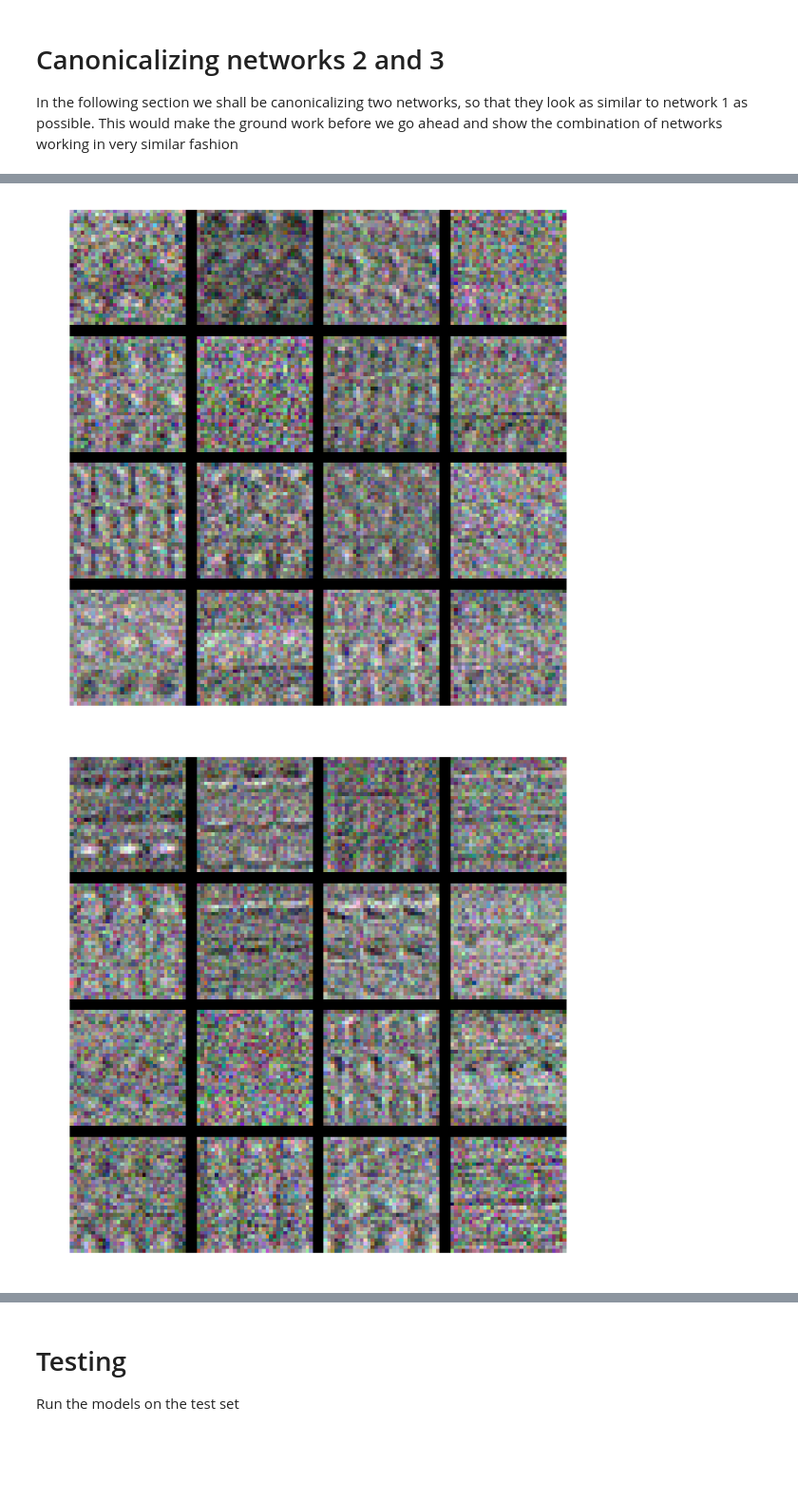
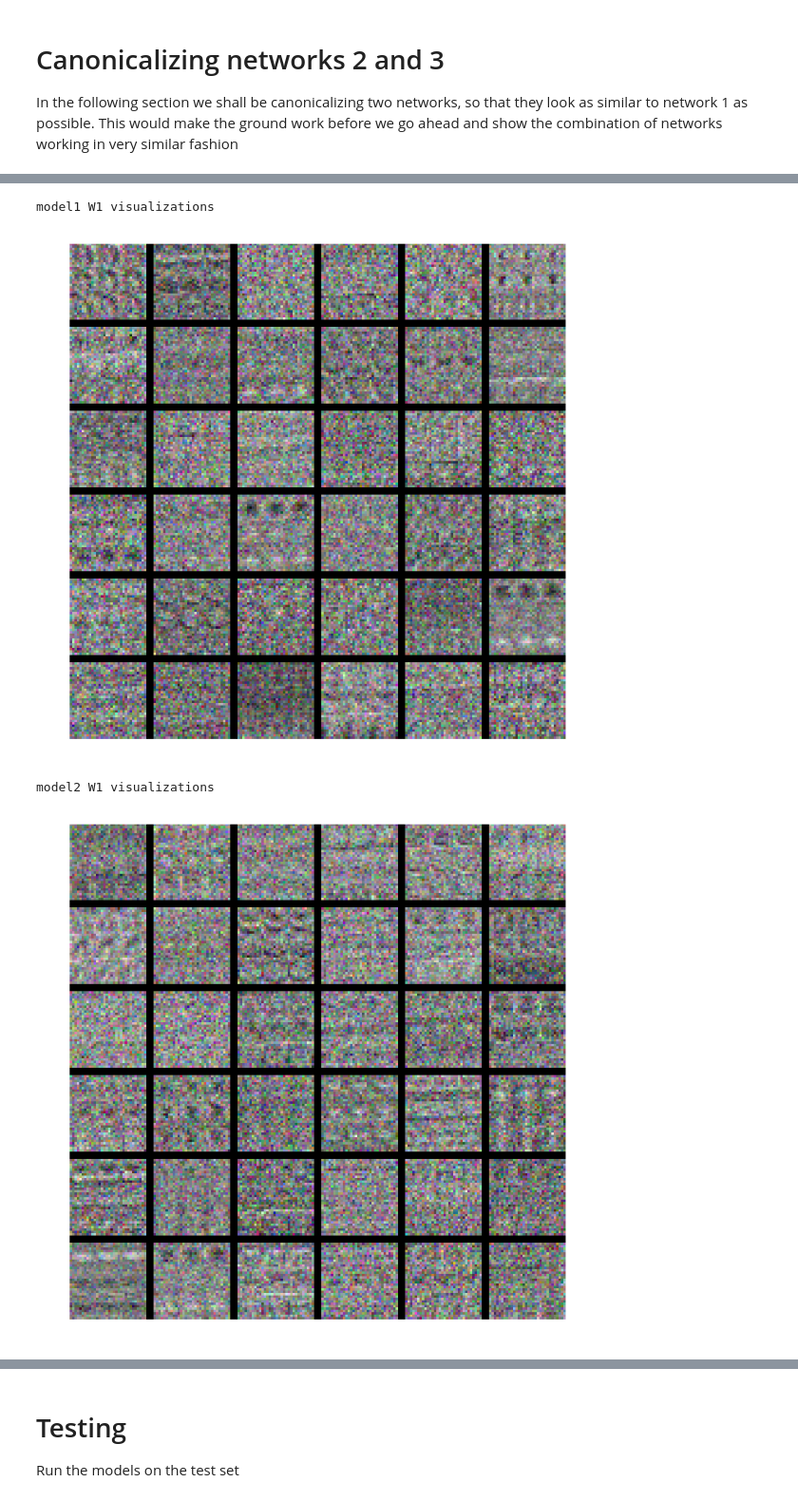
Before and after one commit to LousyLory/Canonical_Nets, a Jupyter notebook: canonical_Nets.ipynb, the cells around one changed output, grey strips where cells are left out. Shown at 95% size. Saved outputs shown, nothing was run; the diff lists cells and outputs as text; code cells hidden in the pictures; blank space fills up the shorter version.

```diff
--- a/canonical_Nets.ipynb
+++ b/canonical_Nets.ipynb
@@ -109,13 +109,13 @@ best_model1 = None
 # best_model variable.                                                         #
 ################################################################################
 # here I use the same parameters I got before, seems like they perform moderately fine
-model1 = FullyConnectedNet([100, 100], weight_scale=0.0025, use_batchnorm = True)
+model1 = FullyConnectedNet([100, 100], weight_scale=0.0025, use_batchnorm = False, reg=0.01)
 solver1 = Solver(model1, data1,
-                        print_every=data1['X_train'].shape[0], num_epochs=10, batch_size=25,
+                        print_every=data1['X_train'].shape[0], num_epochs=100, batch_size=100,
                         update_rule='sgd',
                         optim_config={
-                          'learning_rate': 0.03,
-                        },verbose=True,
+                          'learning_rate': 0.0025,
+                        },verbose=True, lr_decay = 0.9,
                  )
 solver1.train()
 best_model1 = model1
@@ -171,13 +176,13 @@ best_model2 = None
 # best_model variable.                                                         #
 ################################################################################
 # here I use the same parameters I got before, seems like they perform moderately fine
-model2 = FullyConnectedNet([100, 100], weight_scale=0.0025, use_batchnorm = True)
+model2 = FullyConnectedNet([100, 100], weight_scale=0.0025, use_batchnorm = False, reg=0.01)
 solver2 = Solver(model2, data1,
-                        print_every=data1['X_train'].shape[0], num_epochs=10,batch_size=25,
+                        print_every=data1['X_train'].shape[0], num_epochs=100, batch_size=100,
                         update_rule='sgd',
                         optim_config={
-                          'learning_rate': 0.03
-                        },verbose=True,
+                          'learning_rate': 0.0025,
+                        },verbose=True, lr_decay = 0.9,
                  )
 solver2.train()
 best_model2 = model2
@@ -261,7 +271,7 @@ model1p = deepcopy(model1)
 model2p = deepcopy(model2)
 
 indices = match_vals(model1p, model2p, method='Hungarian')
-model2c = canon_nets(model2p, indices.astype(int), use_batchnorm = True)
+model2c = canon_nets(model2p, indices.astype(int), use_batchnorm = False)
 # %%
 # canonicalizing using greedy
 from src.canonicalize import *
@@ -271,4 +281,4 @@ model1p = deepcopy(model1)
 model2p = deepcopy(model2)
 
 indices = match_vals(model1p, model2p, method='greedy')
-model2c_greedy = canon_nets(model2p, indices.astype(int), use_batchnorm = True)
+model2c_greedy = canon_nets(model2p, indices.astype(int), use_batchnorm = False)
@@ -377,21 +435,28 @@ plt.show()
 # %%
 # visualizing the weights
 import random
 from src.vis_utils import visualize_grid
 
 def show_net_weights(net, ids, name):
     ext = '.png'
     W1 = net.params['W1'][:,ids]
     W1 = W1.reshape(32, 32, 3, -1).transpose(3, 0, 1, 2)
     plt.imshow(visualize_grid(W1, padding=3).astype('uint8'))
     plt.gca().axis('off')
     plt.savefig(name+ext, dpi=300)
     plt.show()
 
-ids = random.sample(range(1, model1.params['W1'].shape[1]), 16)
+ids = random.sample(range(1, model1.params['W1'].shape[1]), 36)
+print "model1 W1 visualizations"
 show_net_weights(model1, ids, 'model1')
+print "model2 W1 visualizations"
 show_net_weights(model2, ids, 'model2')
+print "model2c (Hungarian) W1 visualizations"
 show_net_weights(model2c, ids, 'model2c')
+print "model2c (Greedy) W1 visualizations"
+show_net_weights(model2c_greedy, ids, 'model2c_greedy')
 # %% [output]
+model1 W1 visualizations
-[figure, old version]
+[figure, new version]
+model2 W1 visualizations
-[figure, old version]
+[figure, new version]
```
Also changed, not shown: parts of 22 cells of this notebook, 27 other files.
